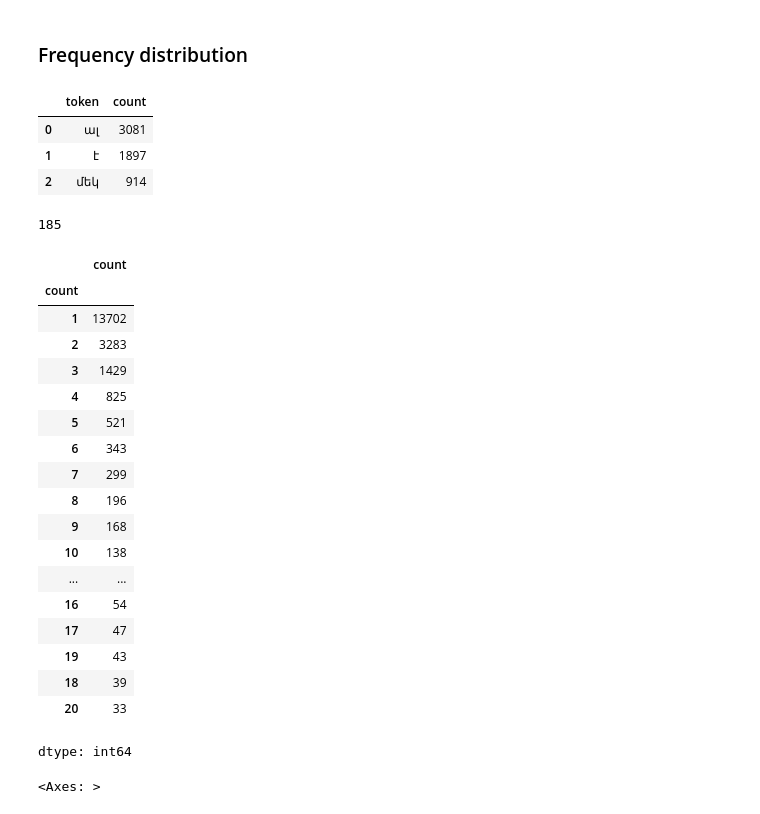
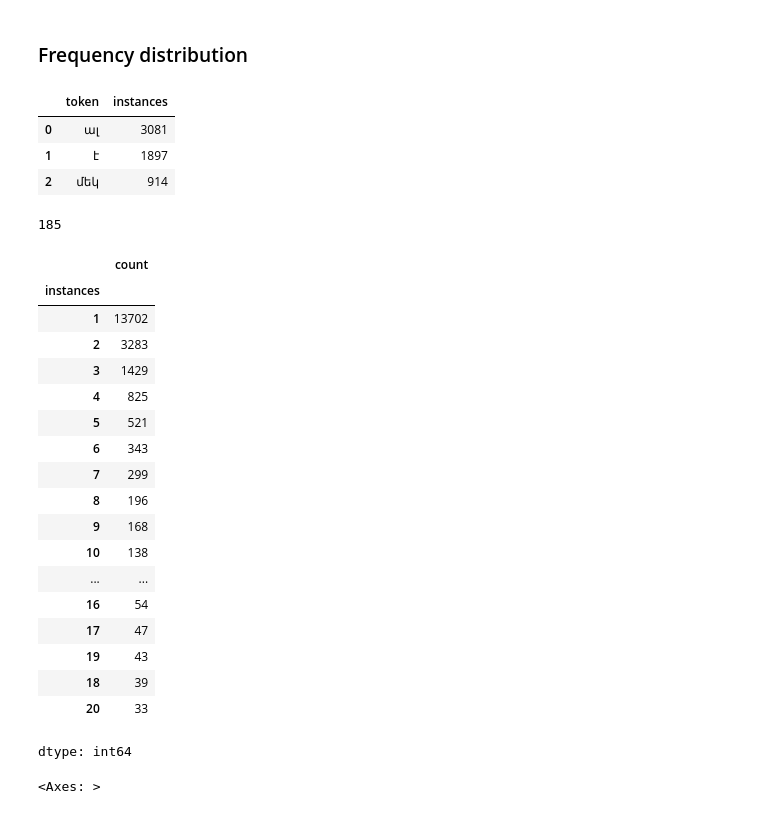
Before and after one commit to NorNakhichevan-Armenian-corpus/script_notebooks, a Jupyter notebook: frequency_analysis.ipynb, the cells around one changed output. Drawn from its saved outputs; the diff is of its cells as text; code cells hidden in the pictures.

```diff
--- a/frequency_analysis.ipynb
+++ b/frequency_analysis.ipynb
@@ -62,21 +62,21 @@ with open('NNA_corpus_wordlist.tsv', 'w', encoding='utf8') as f:
 ### Frequency distribution
 # %%
 df = pd.read_csv('NNA_corpus_wordlist.tsv', sep='\t', \
-                 header=None, names=['token', 'count'])
+                 header=None, names=['token', 'instances'])
 df.head(3)
 # %% [output]
-|  | token | count |
+|  | token | instances |
 | 0 | ալ | 3081 |
 | 1 | է | 1897 |
 | 2 | մեկ | 914 |
 # %%
-print(len(df['count'].value_counts()))
-df['count'].value_counts().head(20)
+print(len(df['instances'].value_counts()))
+df['instances'].value_counts().head(20)
 # most tokens are very infrequent
 # %% [output]
 185
 |  | count |
-| count |  |
+| instances |  |
 | 1 | 13702 |
 | 2 | 3283 |
 | 3 | 1429 |
```
Also changed, not shown: parts of 2 cells of this notebook.
